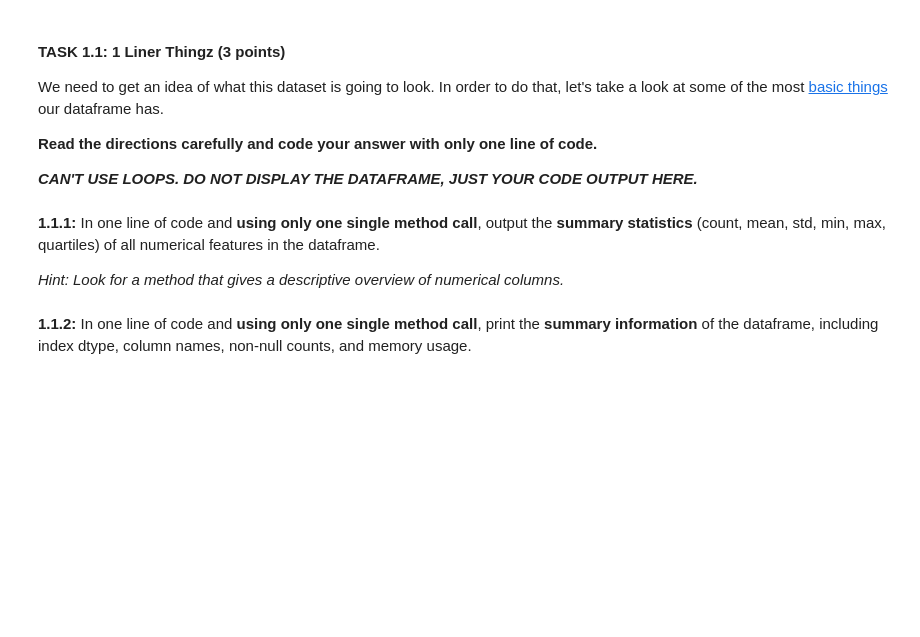
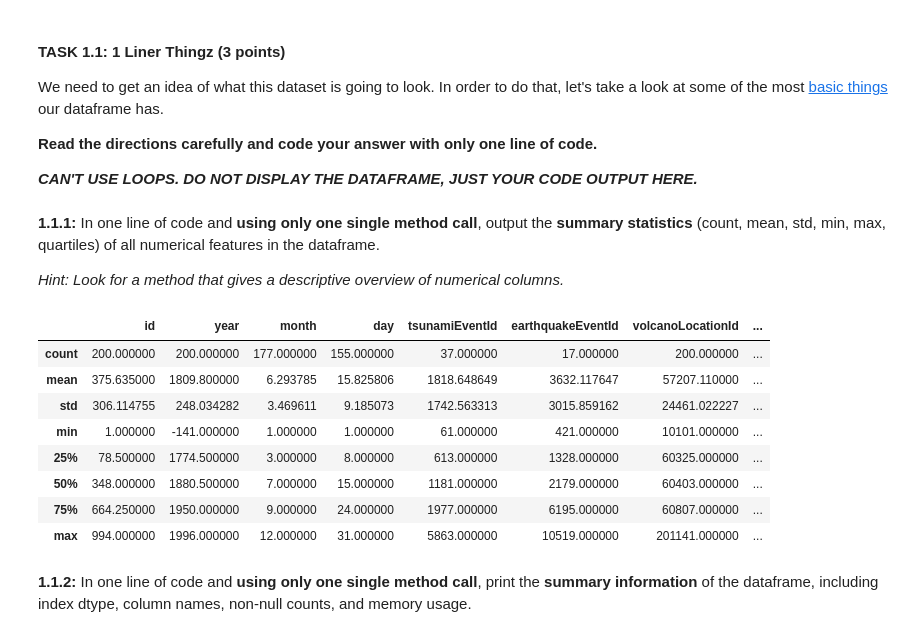
Before and after one commit to cooldeath49/CMSC320, a Jupyter notebook: CMSC320_HW1_Fall2025.ipynb, the cells around one changed output. Cells and saved outputs as stored; diff of their text form; code cells hidden in the pictures; blank space fills up the shorter version.

```diff
--- a/CMSC320_HW1_Fall2025.ipynb
+++ b/CMSC320_HW1_Fall2025.ipynb
@@ -71,2 +91,14 @@ We need to get an idea of what this dataset is going to look. In order to do tha
+# %%
+df.describe()
+# %% [output]
+|  | id | year | month | day | tsunamiEventId | earthquakeEventId | volcanoLocationId | ... |
+| count | 200.000000 | 200.000000 | 177.000000 | 155.000000 | 37.000000 | 17.000000 | 200.000000 | ... |
+| mean | 375.635000 | 1809.800000 | 6.293785 | 15.825806 | 1818.648649 | 3632.117647 | 57207.110000 | ... |
+| std | 306.114755 | 248.034282 | 3.469611 | 9.185073 | 1742.563313 | 3015.859162 | 24461.022227 | ... |
+| min | 1.000000 | -141.000000 | 1.000000 | 1.000000 | 61.000000 | 421.000000 | 10101.000000 | ... |
+| 25% | 78.500000 | 1774.500000 | 3.000000 | 8.000000 | 613.000000 | 1328.000000 | 60325.000000 | ... |
+| 50% | 348.000000 | 1880.500000 | 7.000000 | 15.000000 | 1181.000000 | 2179.000000 | 60403.000000 | ... |
+| 75% | 664.250000 | 1950.000000 | 9.000000 | 24.000000 | 1977.000000 | 6195.000000 | 60807.000000 | ... |
+| max | 994.000000 | 1996.000000 | 12.000000 | 31.000000 | 5863.000000 | 10519.000000 | 201141.000000 | ... |
 # %% [markdown]
 **1.1.2:** In one line of code and **using only one single method call**, print the **summary information** of the dataframe, including index dtype, column names, non-null counts, and memory usage.
```
Also changed, not shown: parts of 16 cells of this notebook, 1 other file.
